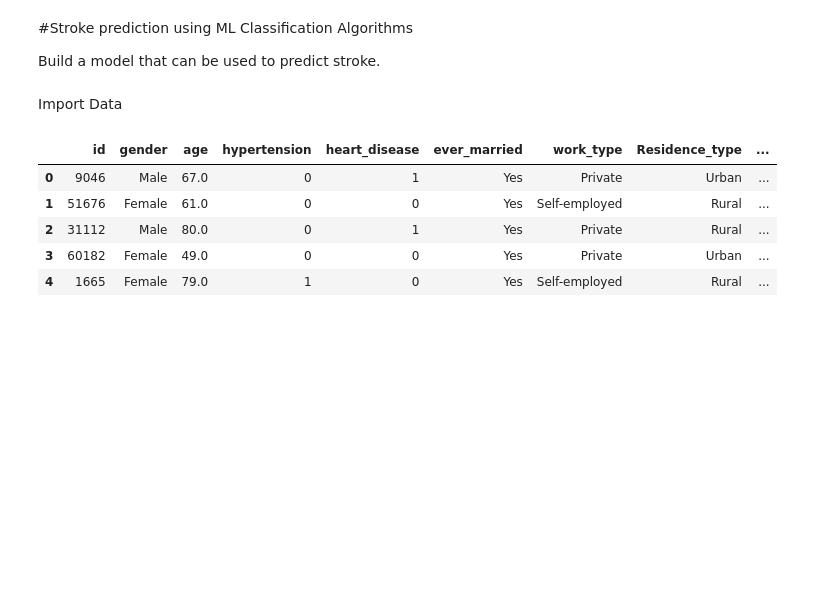
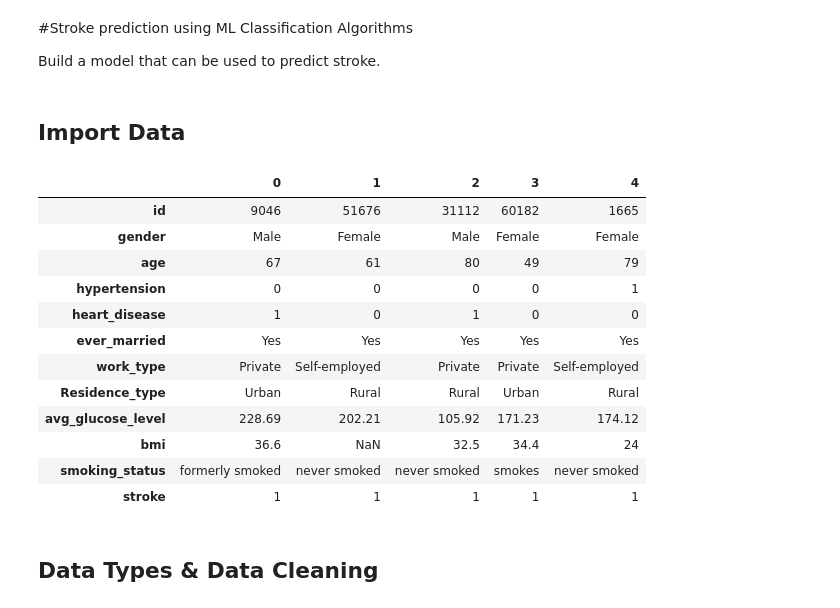
Before and after one commit to ashishakonnur/Stroke-Predicition, a Jupyter notebook: Stroke_Prediction_using_ML_Classification_Algorithms.ipynb, the cells around one changed output. Saved outputs shown, nothing was run; the diff lists cells and outputs as text; code cells hidden in the pictures; blank space fills up the shorter version.

```diff
--- a/Stroke_Prediction_using_ML_Classification_Algorithms.ipynb
+++ b/Stroke_Prediction_using_ML_Classification_Algorithms.ipynb
@@ -4,17 +4,41 @@
 #Stroke prediction using ML Classification Algorithms
 
 Build a model that can be used to predict stroke.
-# %% [markdown]
-Import Data
+# %% [markdown]
+## Import Data
 # %%
 import pandas as pd
-df = pd.read_csv('https://raw.githubusercontent.com/ashishakonnur/Stroke-Predicition/main/healthcare-dataset-stroke-data.csv')
+import numpy as np
+import seaborn as sns
+import matplotlib.pyplot as plt
+
+import statsmodels.api as sm
+from statsmodels.graphics.mosaicplot import mosaic
+from itertools import product
+
+
+from sklearn.inspection import permutation_importance
+
+
+
+data = pd.read_csv('https://raw.githubusercontent.com/ashishakonnur/Stroke-Predicition/main/healthcare-dataset-stroke-data.csv')
-# %%
-df.head(5)
-# %% [output]
-|  | id | gender | age | hypertension | heart_disease | ever_married | work_type | Residence_type | ... |
-| 0 | 9046 | Male | 67.0 | 0 | 1 | Yes | Private | Urban | ... |
-| 1 | 51676 | Female | 61.0 | 0 | 0 | Yes | Self-employed | Rural | ... |
-| 2 | 31112 | Male | 80.0 | 0 | 1 | Yes | Private | Rural | ... |
-| 3 | 60182 | Female | 49.0 | 0 | 0 | Yes | Private | Urban | ... |
-| 4 | 1665 | Female | 79.0 | 1 | 0 | Yes | Self-employed | Rural | ... |
+# %%
+#Transpose index and columns
+data.head(5).T
+# %% [output]
+|  | 0 | 1 | 2 | 3 | 4 |
+| id | 9046 | 51676 | 31112 | 60182 | 1665 |
+| gender | Male | Female | Male | Female | Female |
+| age | 67 | 61 | 80 | 49 | 79 |
+| hypertension | 0 | 0 | 0 | 0 | 1 |
+| heart_disease | 1 | 0 | 1 | 0 | 0 |
+| ever_married | Yes | Yes | Yes | Yes | Yes |
+| work_type | Private | Self-employed | Private | Private | Self-employed |
+| Residence_type | Urban | Rural | Rural | Urban | Rural |
+| avg_glucose_level | 228.69 | 202.21 | 105.92 | 171.23 | 174.12 |
+| bmi | 36.6 | NaN | 32.5 | 34.4 | 24 |
+| smoking_status | formerly smoked | never smoked | never smoked | smokes | never smoked |
+| stroke | 1 | 1 | 1 | 1 | 1 |
+# %% [markdown]
+
+## Data Types & Data Cleaning
```
Also changed, not shown: parts of 47 cells of this notebook.
